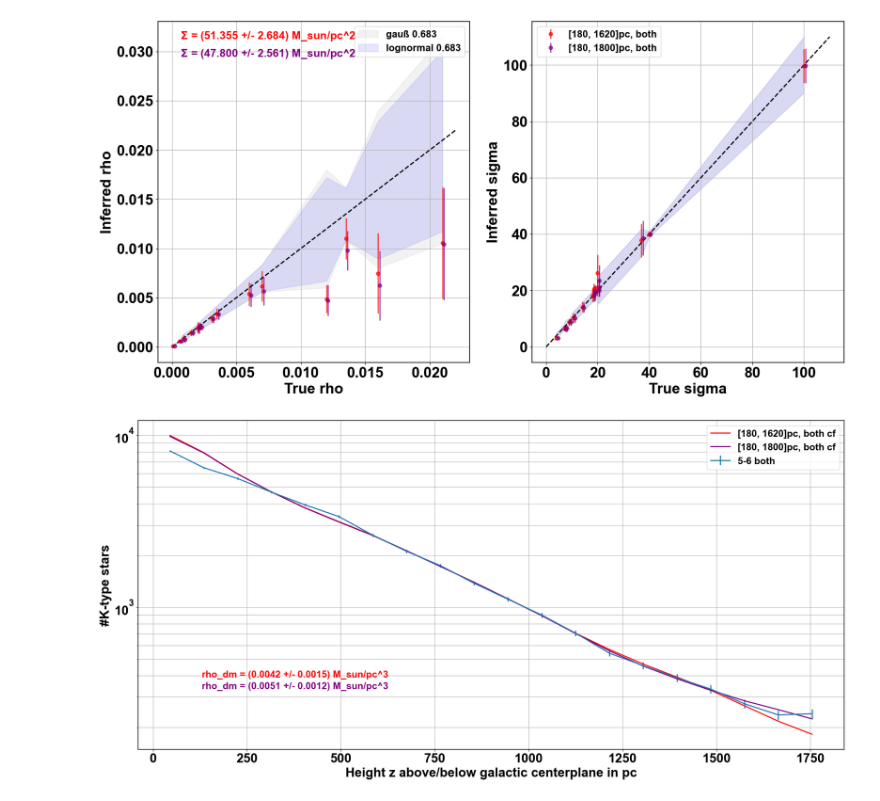
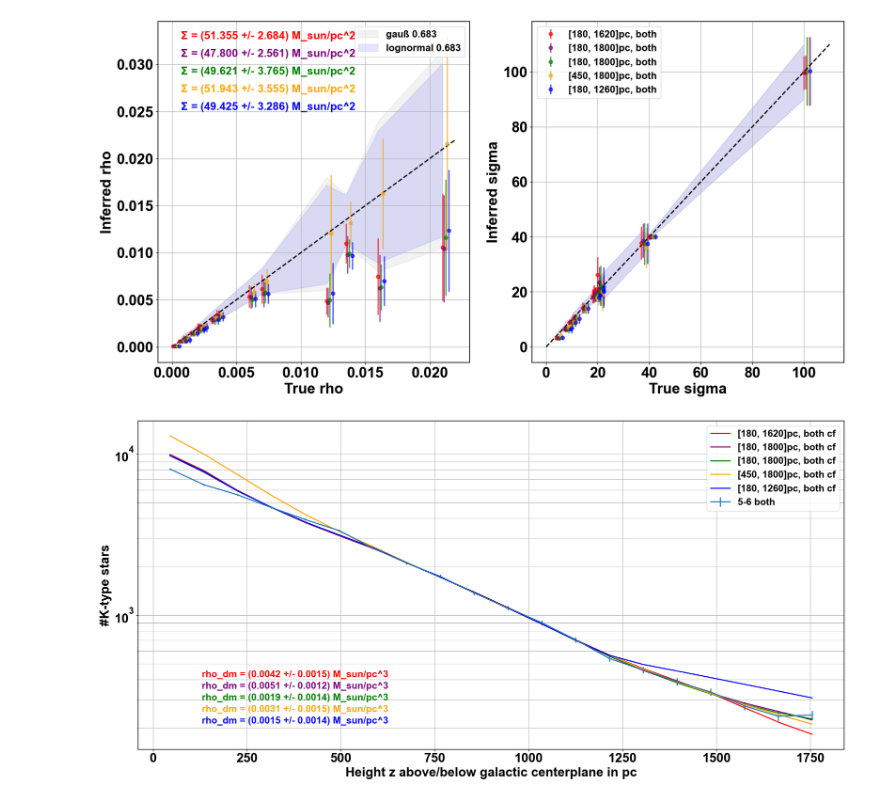
Before and after one commit to rubba0220/Bachelorarbeit, a Jupyter notebook: eval_v2 veldisp__.ipynb, the cells around one changed output. Saved outputs shown, nothing was run; the diff lists cells and outputs as text; code cells hidden in the pictures.

```diff
--- a/eval_v2 veldisp__.ipynb
+++ b/eval_v2 veldisp__.ipynb
@@ -47,11 +47,11 @@ def extract_values(s):
 
 def find_row_index(file_path, z2_target, z1_target, pn_target):
     with open(file_path, 'r') as file:
+        index = []
         for i, line in enumerate(file):
             z2_value, z1_value, pn_value = extract_values(line)
             if z2_value == z2_target and z1_value == z1_target and pn_value == pn_target:
-                index = i
-                break
+                index += [i]
 
     return index
 
@@ -65,46 +65,47 @@ def read_res(file_rho, file_rd, file_sigma, file_sd, file_cf):
     sd = jnp.array(pd.read_csv(file_sd, header=None).iloc[:,1])
     esd = jnp.array(pd.read_csv(file_sd, header=None).iloc[:,2])
     param = jnp.column_stack((rho, sigma))
-    cf = pd.read_csv(file_cf, header=None).iloc[:,2]
+    cf = pd.read_csv(file_cf, header=None).iloc[:,4]
     v2 = pd.read_csv(file_cf, header=None).iloc[:,1]
     return rho, erho, rd, erd, sigma, esigma, sd, esd, param, cf, v2
 # %%
 def plot_params(am_min, am_max, include):
     ''' Parameter for the model '''
     rho, erho, rd, erd, sigma, esigma, sd, esd, param, _, _ = read_res(f'real data test/rho_{am_min:.0f}{am_max:.0f}_v2__.csv', f'real data test/rd_{am_min:.0f}{am_max:.0f}_v2__.csv', f'real data test/sigma_{am_min:.0f}{am_max:.0f}_v2__.csv', f'real data test/sd_{am_min:.0f}{am_max:.0f}_v2__.csv', f'real data test/cf_{am_min:.0f}{am_max:.0f}_v2__.csv')
 
     ''' Visualisation '''
     fig, ax = plt.subplots(1, 2, figsize=(20, 10))
     colors = ['red', 'purple', 'green', 'orange', 'blue', 'black', 'brown', 'pink', 'gray', 'yellow', 'cyan', 'magenta', 'olive', 'lime', 'teal']
 
     for set in include:
-        i = find_row_index(f'real data test/rd_{am_min:.0f}{am_max:.0f}_v2__.csv', set[0], set[1], set[2])
-        ax[0].errorbar(rhos+i*0.00012, rho[i*15:(i+1)*15], yerr=erho[i*15:(i+1)*15], fmt='o', alpha=0.7, color = colors[i])
-        ax[1].errorbar(sigmas+i*0.6, sigma[i*15:(i+1)*15], yerr=esigma[i*15:(i+1)*15], fmt='o', label=f'[{set[0]:.0f}, {set[1]:.0f}]pc, {set[2]}', alpha=0.7, color = colors[i])
-        plt.figtext(0.15, 0.84-i*0.04, f'$\Sigma$ = ({sd[i]:.3f} +/- {esd[i]:.3f}) M_sun/pc^2', fontsize=18, color = colors[i])
+        j = find_row_index(f'real data test/rd_{am_min:.0f}{am_max:.0f}_v2__.csv', set[0], set[1], set[2])
+        for i in j:
+            ax[0].errorbar(rhos+i*0.00012, rho[i*15:(i+1)*15], yerr=erho[i*15:(i+1)*15], fmt='o', alpha=0.7, color = colors[i])
+            ax[1].errorbar(sigmas+i*0.6, sigma[i*15:(i+1)*15], yerr=esigma[i*15:(i+1)*15], fmt='o', label=f'[{set[0]:.0f}, {set[1]:.0f}]pc, {set[2]}', alpha=0.7, color = colors[i])
+            plt.figtext(0.15, 0.84-i*0.04, f'$\Sigma$ = ({sd[i]:.3f} +/- {esd[i]:.3f}) M_sun/pc^2', fontsize=18, color = colors[i])
 
     ax[0].plot([0, 0.022], [0, 0.022], color='black', linestyle='--')
     rho_sorted = np.argsort(rhos)
     ax[0].fill_between(rhos[rho_sorted], (rhos+erhos)[rho_sorted], y2=(rhos-erhos)[rho_sorted], alpha=0.1, color='gray', label='gauß 0.683')
     ax[0].fill_between(rhos[rho_sorted], bounds(rhos[rho_sorted], erhos[rho_sorted])[0], y2=bounds(rhos[rho_sorted], erhos[rho_sorted])[1], alpha=0.1, color='blue', label='lognormal 0.683')
     ax[0].set_xlabel("True rho")
     ax[0].set_ylabel("Inferred rho")
     ax[0].grid()
     ax[0].legend(fontsize='16')
 
     ax[1].plot([0, 110], [0, 110], color='black', linestyle='--')
     sigma_sorted = np.argsort(sigmas)
     ax[1].fill_between(sigmas[sigma_sorted], (sigmas+esigmas)[sigma_sorted], y2=(sigmas-esigmas)[sigma_sorted], alpha=0.1, color='gray')
     ax[1].fill_between(sigmas[sigma_sorted], bounds(sigmas[sigma_sorted], esigmas[sigma_sorted])[0], y2=bounds(sigmas[sigma_sorted], esigmas[sigma_sorted])[1], alpha=0.1, color='blue')
     ax[1].set_xlabel("True sigma")
     ax[1].set_ylabel("Inferred sigma")
     ax[1].grid()
     ax[1].legend(fontsize='16')
     plt.show()
 
-plot_params(5, 6, [[180, 1620, 'both'], [180, 1800, 'both']])
+plot_params(5, 6, [[180, 1620, 'both'], [180, 1800, 'both'], [450, 1800, 'both'], [180, 1260, 'both']])
 # %% [output]
-[figure, old version]
+[figure, new version]
 # %%
 reload(util)
 reload(util_working)
@@ -145,27 +146,27 @@ def plot_fits(am_min, am_max, include):
     for set in include:
         i2_ = np.where(bins == set[0])[0][0] - len(bins)//2
         i1_ = np.where(bins == set[1])[0][0] - len(bins)//2
-        i = find_row_index(f'real data test/rd_{am_min:.0f}{am_max:.0f}_v2__.csv', set[0], set[1], set[2])
-        cf_i = jnp.exp(jnp.array([float(el) for el in cf[i].strip('[]').split()]))
-        cf_i = (20.+10./1200.*jnp.linspace(0, len(cf_i)-1, len(cf_i)) )**2 * cf_i
-        v2_i = jnp.array([float(el) for el in v2[i].strip('[]').split()])
+        j = find_row_index(f'real data test/rd_{am_min:.0f}{am_max:.0f}_v2__.csv', set[0], set[1], set[2])
+        for i in j:
+            cf_i = jnp.array([float(el) for el in cf[i].strip('[]').split()])
+            v2_i = jnp.array([float(el) for el in v2[i].strip('[]').split()])
 
-        ''' calculated data'''
-        uz, zs = util.diffraxDopri5(rd[i], param[i*15:(i+1)*15], z1, n)
+            ''' calculated data'''
+            uz, zs = util.diffraxDopri5(rd[i], param[i*15:(i+1)*15], z1, n)
 
-        vdfo_norm_calc_old, z_old = util.vdfo_norm(z2, z1, zs, uz, n, poly)
-        integral_old, z_borders_old = util.binning(vdfo_norm_calc_old, z_old, z2, z1, n, n_bins)
-        n__old = integral_old / sum(integral_old[i2_:i1_]) * sum(n_sum[i2_:i1_])
-        zz_old = (z_borders_old[1:] + z_borders_old[:-1]) / 2
+            vdfo_norm_calc_old, z_old = util.vdfo_norm(z2, z1, zs, uz, n, poly)
+            integral_old, z_borders_old = util.binning(vdfo_norm_calc_old, z_old, z2, z1, n, n_bins)
+            n__old = integral_old / sum(integral_old[i2_:i1_]) * sum(n_sum[i2_:i1_])
+            zz_old = (z_borders_old[1:] + z_borders_old[:-1]) / 2
 
-        vdfo_norm_calc, z, sig2 = util_working.vdfo_norm(z2, z1, zs, uz, n, poly, cf_i, v2_i)
-        integral, z_borders = util_working.binning(vdfo_norm_calc, z, z2, z1, n, n_bins)
-        n_ = integral / sum(integral[i2_:i1_]) * sum(n_sum[i2_:i1_])
-        zz = (z_borders[1:] + z_borders[:-1]) / 2
+            vdfo_norm_calc, z, sig2 = util_working.vdfo_norm(z2, z1, zs, uz, n, poly, cf_i, v2_i)
+            integral, z_borders = util_working.binning(vdfo_norm_calc, z, z2, z1, n, n_bins)
+            n_ = integral / sum(integral[i2_:i1_]) * sum(n_sum[i2_:i1_])
+            zz = (z_borders[1:] + z_borders[:-1]) / 2
 
-        plt.plot(zz, n_, label=f'[{set[0]:.0f}, {set[1]:.0f}]pc, {set[2]} cf', color=colors[i])
-        #plt.plot(zz_old, n__old, label=f'[{set[0]:.0f}, {set[1]:.0f}]pc, {set[2]} fit old', color=colors[i], linestyle='--')
-        plt.figtext(0.15, 0.3-i*0.03, f'rho_dm = ({rd[i]:.4f} +/- {erd[i]:.4f}) M_sun/pc^3', color=colors[i], fontsize=18)
+            plt.plot(zz, n_, label=f'[{set[0]:.0f}, {set[1]:.0f}]pc, {set[2]} cf', color=colors[i])
+            #plt.plot(zz_old, n__old, label=f'[{set[0]:.0f}, {set[1]:.0f}]pc, {set[2]} fit old', color=colors[i], linestyle='--')
+            plt.figtext(0.15, 0.3-i*0.03, f'rho_dm = ({rd[i]:.4f} +/- {erd[i]:.4f}) M_sun/pc^3', color=colors[i], fontsize=18)
 
 
     plt.legend(fontsize='18')
@@ -173,6 +174,6 @@ def plot_fits(am_min, am_max, include):
     plt.tight_layout()
     plt.show()
 
-plot_fits(5, 6, [[180, 1620, 'both'], [180, 1800, 'both']])
+plot_fits(5, 6, [[180, 1620, 'both'], [180, 1800, 'both'], [450, 1800, 'both'], [180, 1260, 'both']])
 # %% [output]
-[figure, old version]
+[figure, new version]
```
Also changed, not shown: 10 other files.
